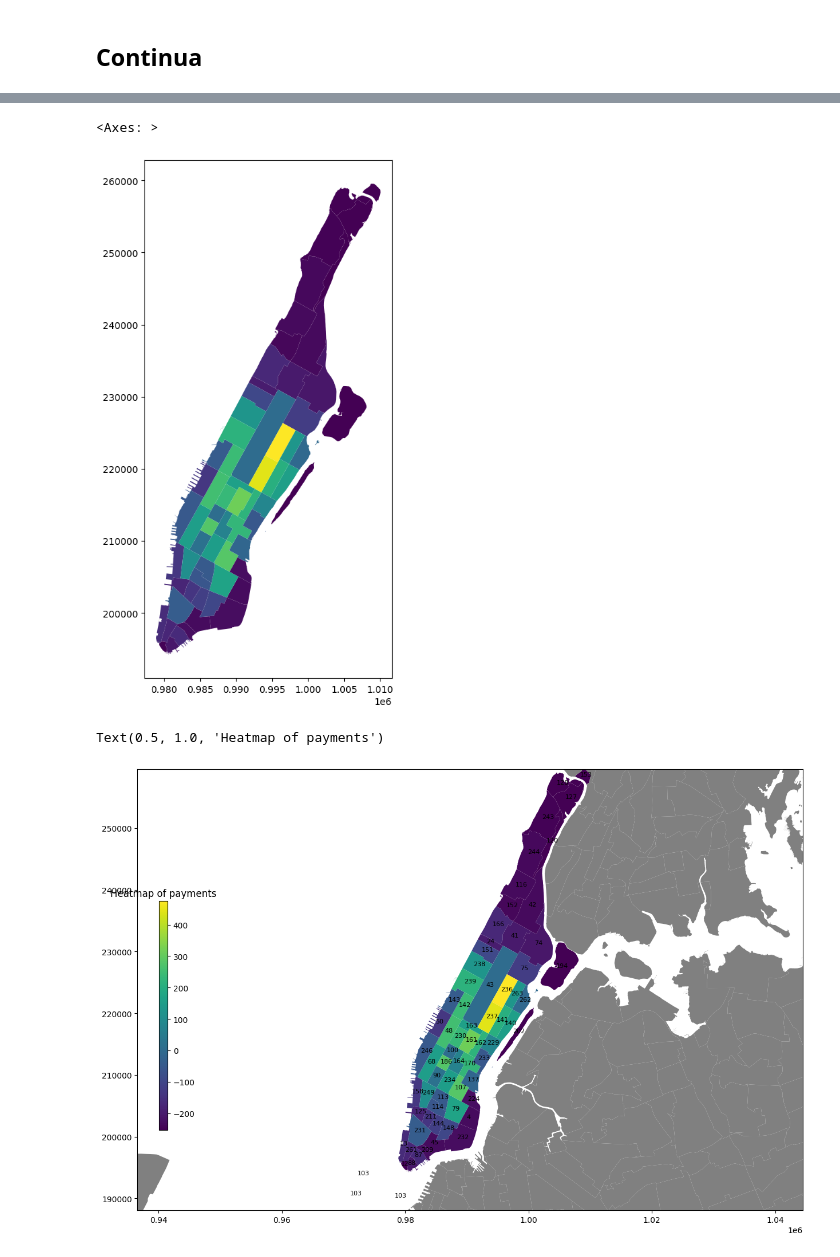
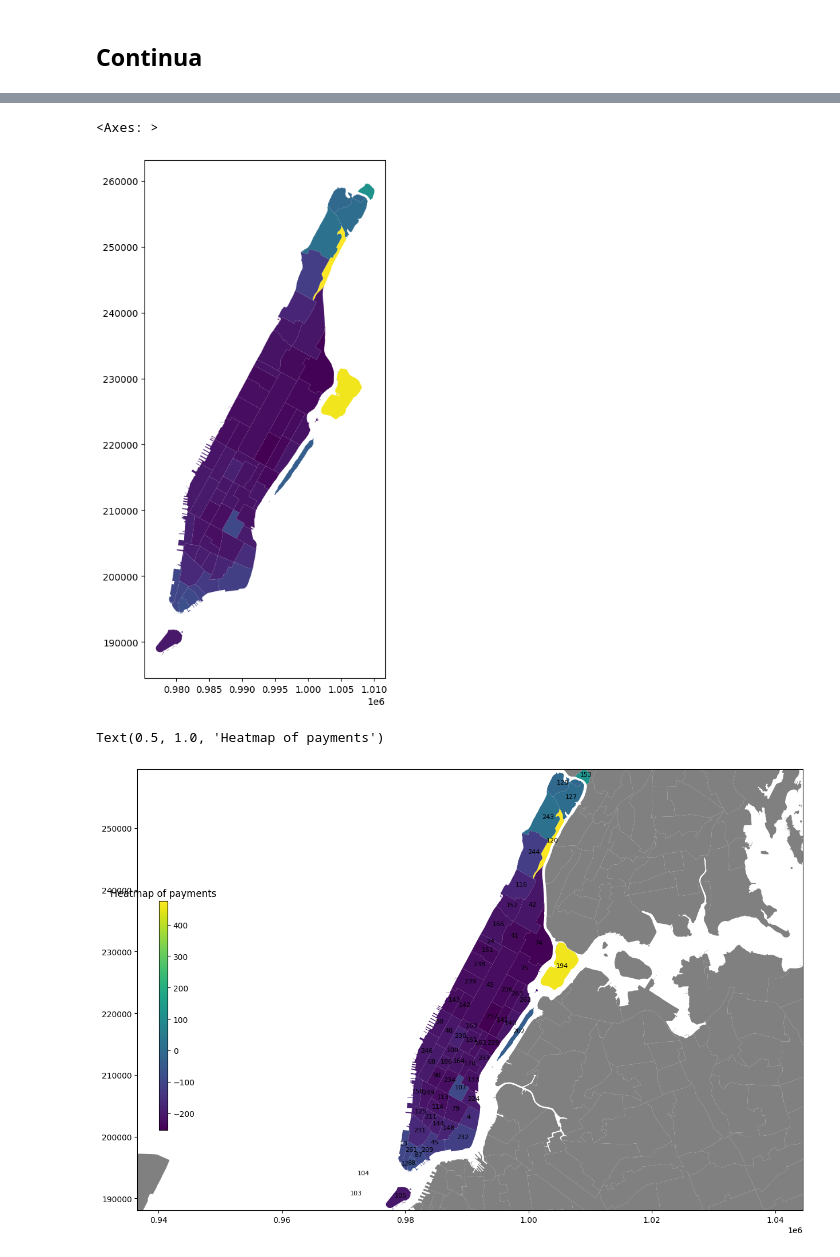
Before and after one commit to AbeRodz/Machine-learning, a Jupyter notebook: AnalisisJP2.ipynb, the cells around one changed output, grey strips where cells are left out. Drawn from its saved outputs; the diff is of its cells as text; code cells hidden in the pictures.

```diff
--- a/AnalisisJP2.ipynb
+++ b/AnalisisJP2.ipynb
@@ -224,7 +217,7 @@ dfManhattan.head()
 | 4 | 2 | 2022-01-01 00:36:48 | 2022-01-01 01:14:20 | 1.0 | 4.30 | 1.0 | ... |
 # %%
 # Total Ammount por PULocationID
-dfPULocTA = dfManhattan[['PULocationID','total_amount']].groupby('PULocationID').sum(numeric_only=True)
+dfPULocTA = dfManhattan[['PULocationID','total_amount']].groupby('PULocationID').mean(numeric_only=True)
 dfPULocTA
 # %% [output]
 |  | total_amount |
@@ -298,7 +296,2 @@ dfPULocTA[~dfPULocTA.index.isin(geo_map['LocationID'])]
 # %% [markdown]
 ## Continua
-# %%
-# geo_map = dfPULocTA.join(other=geo_map.set_index('OBJECTID'))
-
-geo_map2 = geo_map.set_index('LocationID').join(other=dfPULocTA, how='inner')
-geo_map2
@@ -318,0 +298,8 @@ geo_map2
+# %%
+# geo_map = dfPULocTA.join(other=geo_map.set_index('OBJECTID'))
+
+## Hago la union del geo_map con la agrupacion por total_amount
+## La hago con OBJECTID porque parece que el LocationID está algo mal
+geo_map2 = geo_map.set_index('OBJECTID').join(other=dfPULocTA, how='inner')
+#geo_map2['total_amount_scaled'] = (geo_map2['total_amount'] - geo_map2['total_amount'].min()) / (geo_map2['total_amount'].max() - geo_map2['total_amount'].min())
+geo_map2['total_amount_scaled'] = (geo_map2['total_amount'] - geo_map2['total_amount'].mean()) / (geo_map2['total_amount'].std())
@@ -320,21 +311,21 @@ geo_map2
 geo_map2.plot(column='total_amount', cmap = 'viridis', figsize=(15,10))
 # %% [output]
 <Axes: >
-[figure, old version]
+[figure, new version]
 # %%
 cmap = 'viridis'
 fig, ax = plt.subplots(1, figsize=(15, 10))
 ax = geo_map2.plot(ax=ax,column='total_amount', cmap = cmap, figsize=(15,10))
 ax = geo_map[~selection].plot(ax=ax,color = 'gray', figsize=(15,10))
 ax.axis("equal")
 ax.axis([lonmin, lonmax, latmin, latmax])
 
-for x, y, label in zip(geo_map[selection].centroid.x, geo_map[selection].centroid.y, geo_map[selection].LocationID):
+for x, y, label in zip(geo_map[selection].centroid.x, geo_map[selection].centroid.y, geo_map[selection].OBJECTID):
     ax.annotate(label, xy=(x, y), xytext=(-5, 0), textcoords="offset points", color = 'black', fontsize = 8)
 sm = plt.cm.ScalarMappable(norm=plt.Normalize(vmin=total_min, vmax=total_max), cmap = cmap)
 cbaxes = fig.add_axes([0.15, 0.25, 0.01, 0.4])
 cbar = fig.colorbar(sm, cax=cbaxes)
 plt.title('Heatmap of payments')
 # %% [output]
 Text(0.5, 1.0, 'Heatmap of payments')
-[figure, old version]
+[figure, new version]
```
Also changed, not shown: parts of 8 cells of this notebook, 1 other file.
